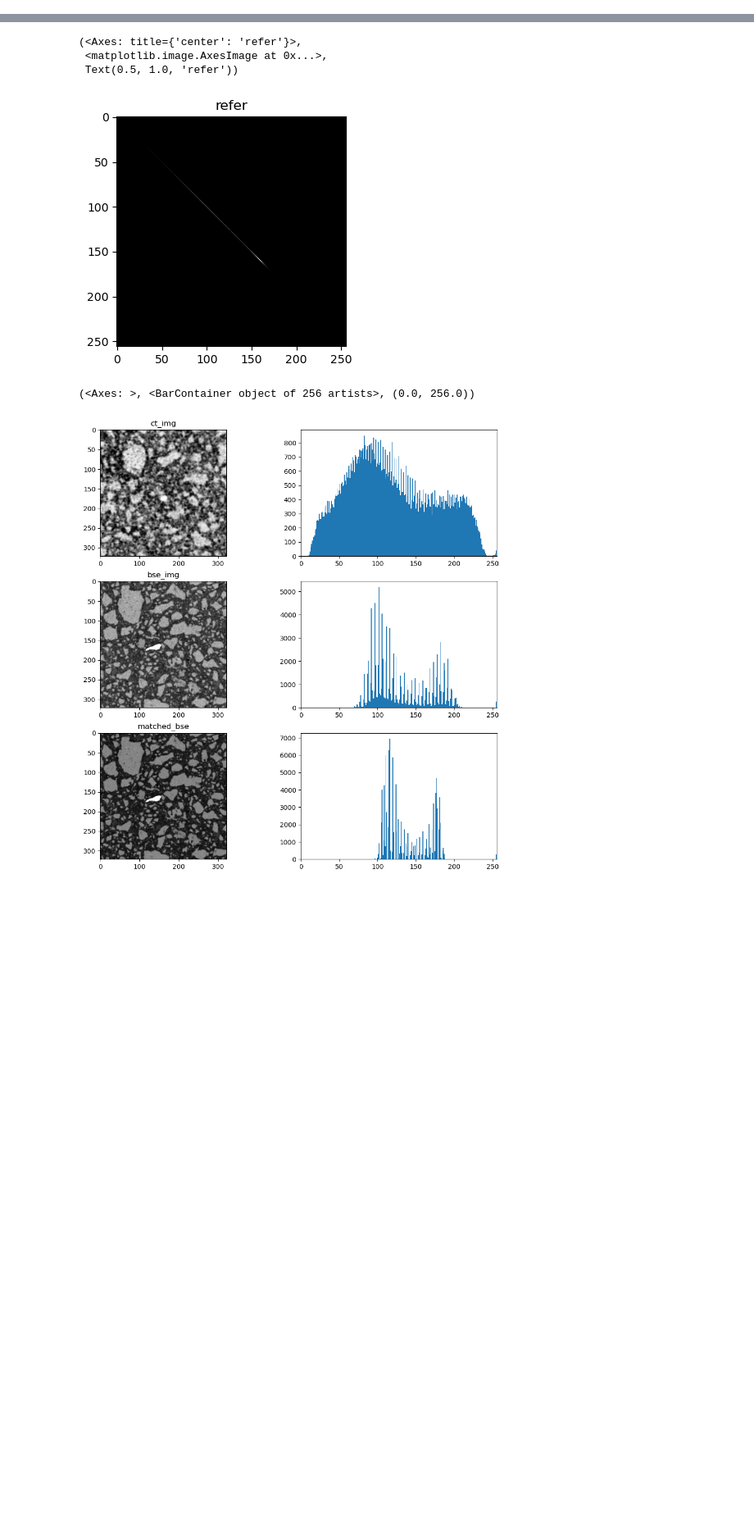
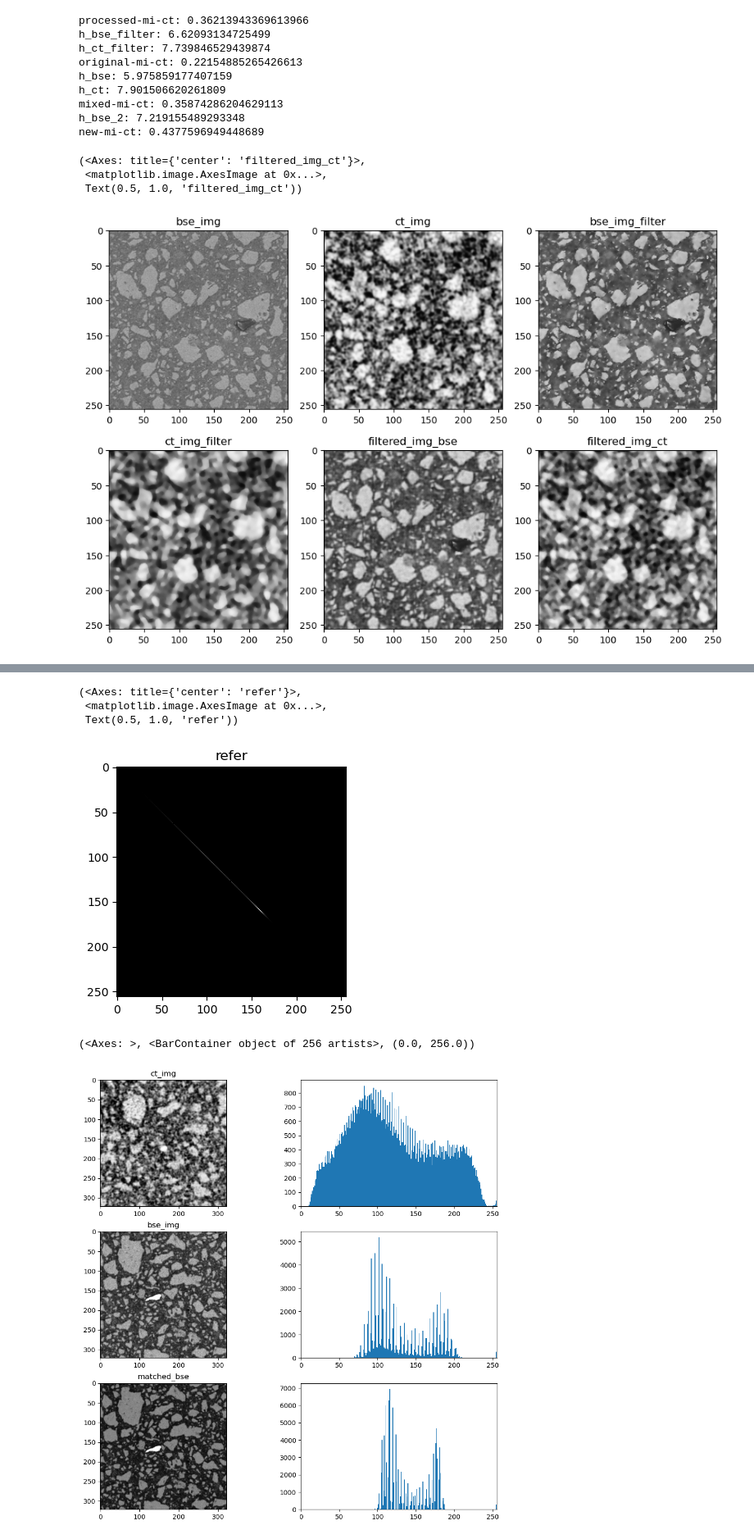
Before and after one commit to Barryzp/ml-workspace, a Jupyter notebook: registration/similarity-measure/crop_mi.ipynb, the cells around one changed output, grey strips where cells are left out. Shown at 82% size. Saved outputs shown, nothing was run; the diff lists cells and outputs as text; code cells hidden in the pictures; blank space fills up the shorter version.

```diff
--- a/registration/similarity-measure/crop_mi.ipynb
+++ b/registration/similarity-measure/crop_mi.ipynb
@@ -79,3 +85,76 @@ mi-ct: 0.236912871342073
+# %%
+import matplotlib.pyplot as plt
+
+bse_img_filter = cv2.imread('multimodal/bse-4-2-1-filter.bmp', cv2.IMREAD_GRAYSCALE)
+ct_img_filter = cv2.imread('multimodal/ct-4-2-1-filter.bmp', cv2.IMREAD_GRAYSCALE)
+print(f"processed-mi-ct: {mutual_information(bse_img_filter, ct_img_filter)}")
+
+h_bse_filter = calculate_entropy(np.histogram(bse_img_filter, 256)[0])
+print(f"h_bse_filter: {h_bse_filter}")
+h_ct_filter = calculate_entropy(np.histogram(ct_img_filter, 256)[0])
+print(f"h_ct_filter: {h_ct_filter}")
+
+
+bse_img = cv2.imread('multimodal/bse-4-2-1.bmp', cv2.IMREAD_GRAYSCALE)
+ct_img = cv2.imread('multimodal/ct-4-2-1.bmp', cv2.IMREAD_GRAYSCALE)
+print(f"original-mi-ct: {mutual_information(bse_img, ct_img)}")
+
+h_bse = calculate_entropy(np.histogram(bse_img, 256)[0])
+print(f"h_bse: {h_bse}")
+h_ct = calculate_entropy(np.histogram(ct_img, 256)[0])
+print(f"h_ct: {h_ct}")
+
+print(f"mixed-mi-ct: {mutual_information(bse_img_filter, ct_img)}")
+
+
+# 设定参数
+sigma_color = 50
+sigma_space = 50
+kernel_size = 5
+
+kernel_size_median = 5
+
+clahe = cv2.createCLAHE(clipLimit=3.0, tileGridSize=(4, 4))
+
+
+# 应用双边滤波
+filtered_img_bse = cv2.bilateralFilter(bse_img, kernel_size, sigma_color, sigma_space)
+# 应用 CLAHE
+filtered_img_bse = clahe.apply(filtered_img_bse)
+cv2.imwrite("bse_processed.bmp", filtered_img_bse)
+
+
+
+filtered_img_ct = cv2.medianBlur(ct_img, kernel_size_median)
+
+h_bse_2 = calculate_entropy(np.histogram(filtered_img_bse, 256)[0])
+print(f"h_bse_2: {h_bse_2}")
+print(f"new-mi-ct: {mutual_information(filtered_img_bse, filtered_img_ct)}")
+
+
+# Display the images
+rows, colums = 2, 3
+plt.figure(figsize=(12, 8))
+plt.subplot(rows, colums, 1), plt.imshow(bse_img, cmap='gray',vmin=0, vmax=255), plt.title('bse_img')
+plt.subplot(rows, colums, 2), plt.imshow(ct_img, cmap='gray',vmin=0, vmax=255), plt.title('ct_img')
+plt.subplot(rows, colums, 3), plt.imshow(bse_img_filter, cmap='gray',vmin=0, vmax=255), plt.title('bse_img_filter')
+plt.subplot(rows, colums, 4), plt.imshow(ct_img_filter, cmap='gray',vmin=0, vmax=255), plt.title('ct_img_filter')
+plt.subplot(rows, colums, 5), plt.imshow(filtered_img_bse, cmap='gray',vmin=0, vmax=255), plt.title('filtered_img_bse')
+plt.subplot(rows, colums, 6), plt.imshow(filtered_img_ct, cmap='gray',vmin=0, vmax=255), plt.title('filtered_img_ct')
+# %% [output]
+processed-mi-ct: 0.36213943369613966
+h_bse_filter: 6.62093134725499
+h_ct_filter: 7.739846529439874
+original-mi-ct: 0.22154885265426613
+h_bse: 5.975859177407159
+h_ct: 7.901506620261809
+mixed-mi-ct: 0.35874286204629113
+h_bse_2: 7.219155489293348
+new-mi-ct: 0.4377596949448689
+(<Axes: title={'center': 'filtered_img_ct'}>,
+ <matplotlib.image.AxesImage at 0x...>,
+ Text(0.5, 1.0, 'filtered_img_ct'))
+[figure, added]
 # %%
 import cv2
 import matplotlib.pyplot as plt
```
Also changed, not shown: parts of 3 cells of this notebook, 22 other files.
